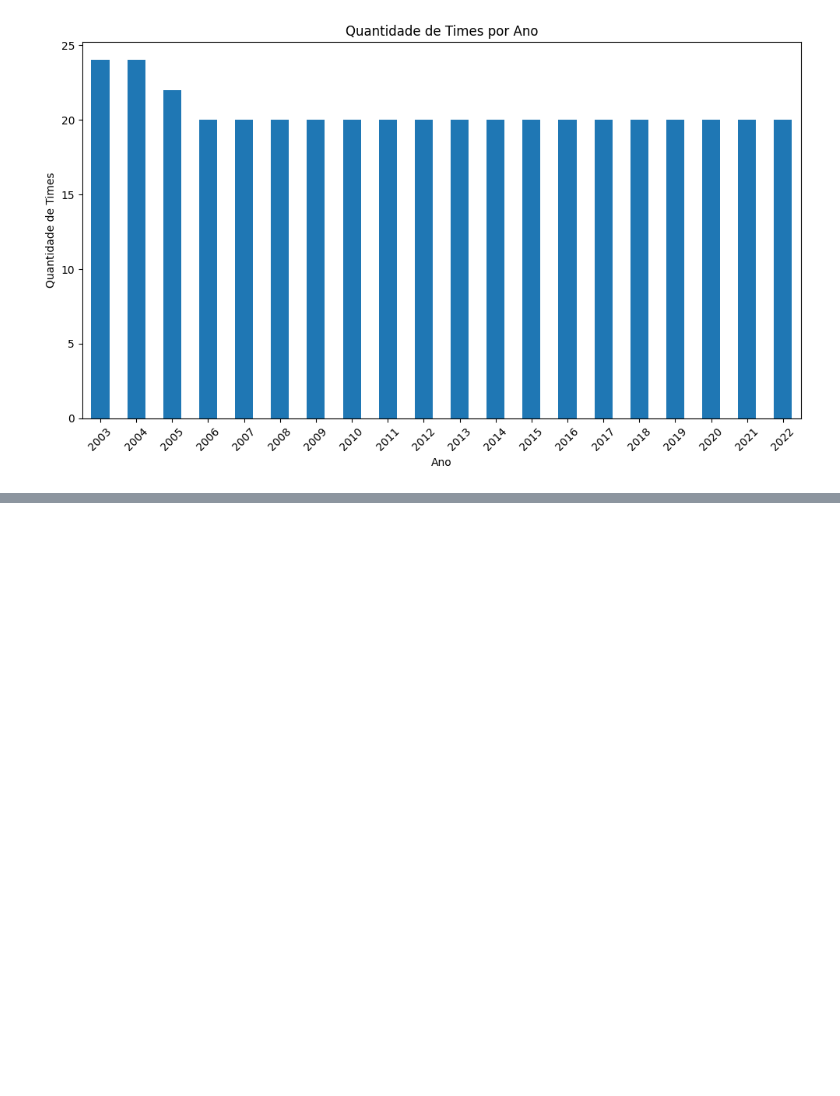
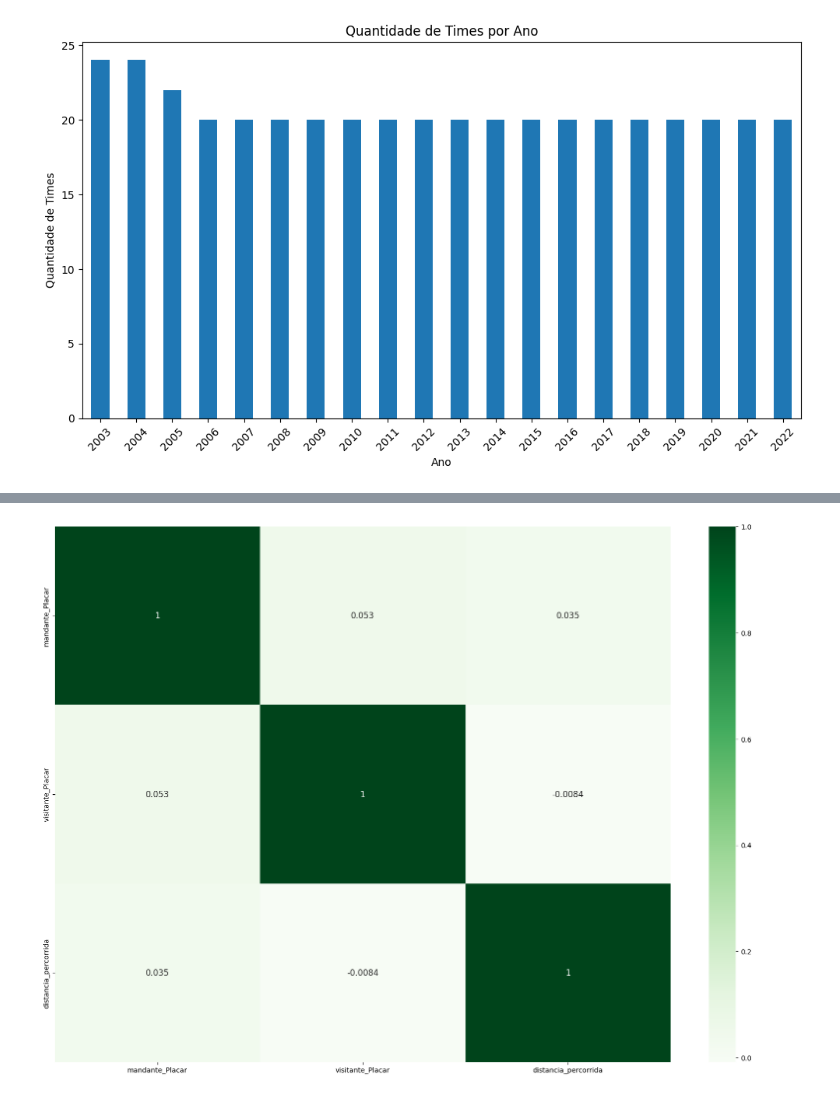
Before and after one commit to pabloalima81/brazilian_soccer_championship, a Jupyter notebook: brazilian_soccer_championship.ipynb, the cells around one changed output, grey strips where cells are left out. Saved outputs shown, nothing was run; the diff lists cells and outputs as text; code cells hidden in the pictures; blank space fills up the shorter version.

```diff
--- a/brazilian_soccer_championship.ipynb
+++ b/brazilian_soccer_championship.ipynb
@@ -170,0 +332,7 @@ plt.show()
+# %%
+dataset_corr = dataset.reindex(columns=['mandante_Placar', 'visitante_Placar', 'distancia_percorrida'])
+plt.figure(figsize=(20, 14))
+sns.heatmap(dataset_corr.corr(method='spearman'),annot=True, cmap=plt.cm.Greens,annot_kws={"fontsize":12});
+plt.show()
+# %% [output]
+[figure, added]
```
Also changed, not shown: parts of 8 cells of this notebook.
